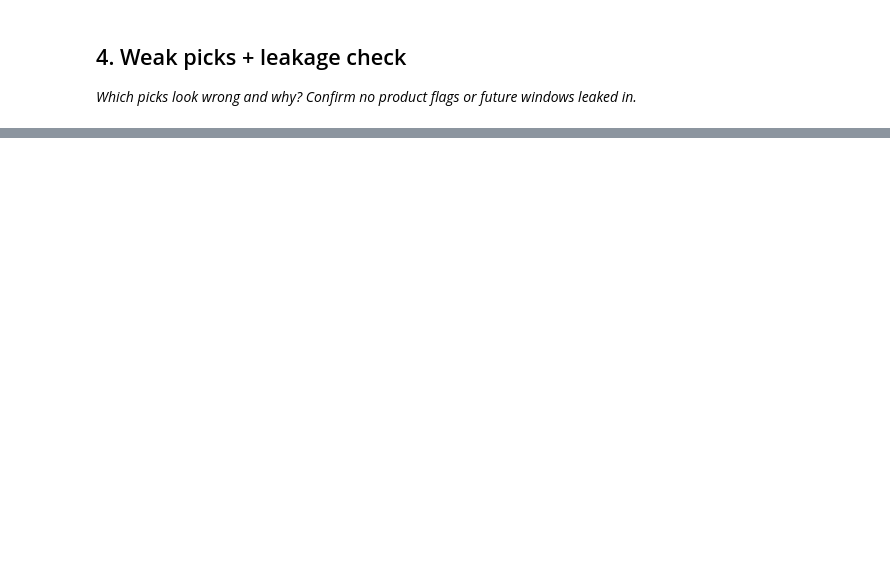
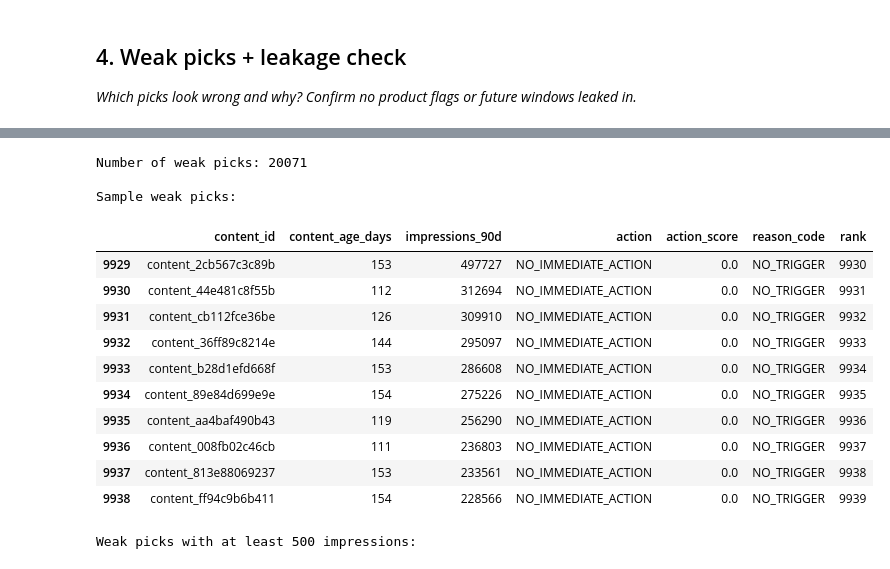
Before and after one commit to rashmita-21/Flyrank-ML-Internship, a Jupyter notebook: work/notebooks/w04_baseline_score.ipynb, the cells around one changed output, grey strips where cells are left out. Saved outputs shown, nothing was run; the diff lists cells and outputs as text; code cells hidden in the pictures; blank space fills up the shorter version.

```diff
--- a/work/notebooks/w04_baseline_score.ipynb
+++ b/work/notebooks/w04_baseline_score.ipynb
@@ -36,0 +324,76 @@ This skeleton is yours to fill. Work the sections **in order** — each one has
+# %%
+
+# 1. Inspect weak picks (records with zero action score)
+weak_picks = ranked_queue[
+    ranked_queue["action_score"] == 0
+].copy()
+
+print("Number of weak picks:", len(weak_picks))
+print("\nSample weak picks:")
+display(weak_picks.head(10))
+
+# 2. Check whether any weak picks have high recent impressions
+if "impressions_90d" in weak_picks.columns:
+    print("\nWeak picks with at least 500 impressions:")
+    display(
+        weak_picks[
+            weak_picks["impressions_90d"] >= 500
+        ].head(10)
+    )
+
+# 3. Review column names for possible leakage
+possible_leakage_terms = [
+    "future",
+    "next_",
+    "outcome",
+    "label",
+    "target",
+    "conversion_after",
+    "trend_direction",
+    "trend_pct",
+    "is_declining"
+]
+
+possible_leakage_columns = [
+    col for col in df.columns
+    if any(term in col.lower() for term in possible_leakage_terms)
+]
+
+print("\nColumns requiring leakage review:")
+if possible_leakage_columns:
+    print(possible_leakage_columns)
+else:
+    print("No obvious future-looking or target-like column names found.")
+
+# 4. Confirm which columns the baseline actually uses
+baseline_features = [
+    "content_age_days",
+    "impressions_90d"
+]
+
+print("\nFeatures used by the baseline:")
+print(baseline_features)
+
+# 5. Final leakage statement
+print("\nLeakage check:")
+print(
+    "The baseline score uses content_age_days and impressions_90d only. "
+    "Any flagged columns should be manually reviewed before using them "
+    "in a future model."
+)
+# %% [output]
+Number of weak picks: 20071
+
+Sample weak picks:
+|  | content_id | content_age_days | impressions_90d | action | action_score | reason_code | rank |
+| 9929 | content_2cb567c3c89b | 153 | 497727 | NO_IMMEDIATE_ACTION | 0.0 | NO_TRIGGER | 9930 |
+| 9930 | content_44e481c8f55b | 112 | 312694 | NO_IMMEDIATE_ACTION | 0.0 | NO_TRIGGER | 9931 |
+| 9931 | content_cb112fce36be | 126 | 309910 | NO_IMMEDIATE_ACTION | 0.0 | NO_TRIGGER | 9932 |
+| 9932 | content_36ff89c8214e | 144 | 295097 | NO_IMMEDIATE_ACTION | 0.0 | NO_TRIGGER | 9933 |
+| 9933 | content_b28d1efd668f | 153 | 286608 | NO_IMMEDIATE_ACTION | 0.0 | NO_TRIGGER | 9934 |
+| 9934 | content_89e84d699e9e | 154 | 275226 | NO_IMMEDIATE_ACTION | 0.0 | NO_TRIGGER | 9935 |
+| 9935 | content_aa4baf490b43 | 119 | 256290 | NO_IMMEDIATE_ACTION | 0.0 | NO_TRIGGER | 9936 |
+| 9936 | content_008fb02c46cb | 111 | 236803 | NO_IMMEDIATE_ACTION | 0.0 | NO_TRIGGER | 9937 |
+| 9937 | content_813e88069237 | 153 | 233561 | NO_IMMEDIATE_ACTION | 0.0 | NO_TRIGGER | 9938 |
+| 9938 | content_ff94c9b6b411 | 154 | 228566 | NO_IMMEDIATE_ACTION | 0.0 | NO_TRIGGER | 9939 |
+Weak picks with at least 500 impressions:
```
Also changed, not shown: parts of 13 cells of this notebook.
